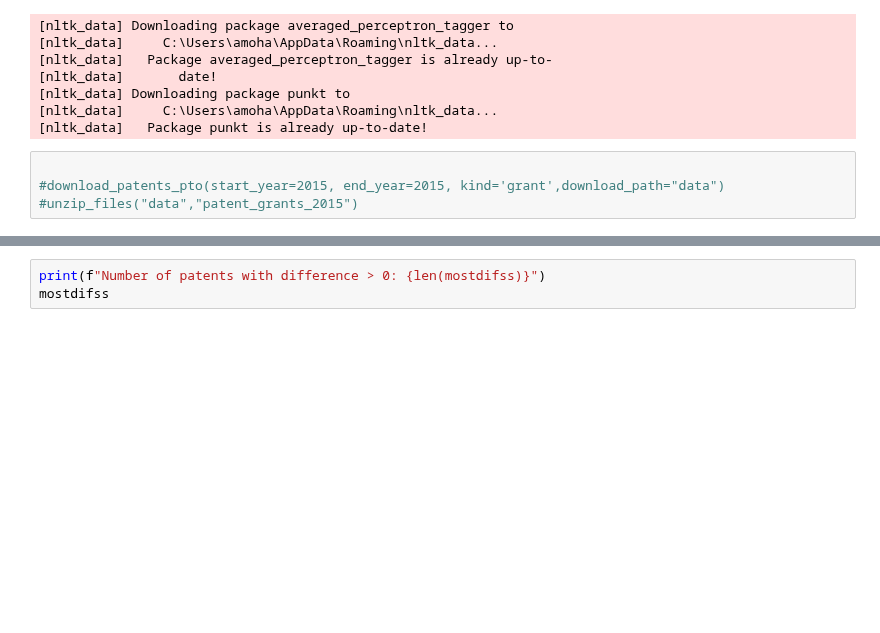
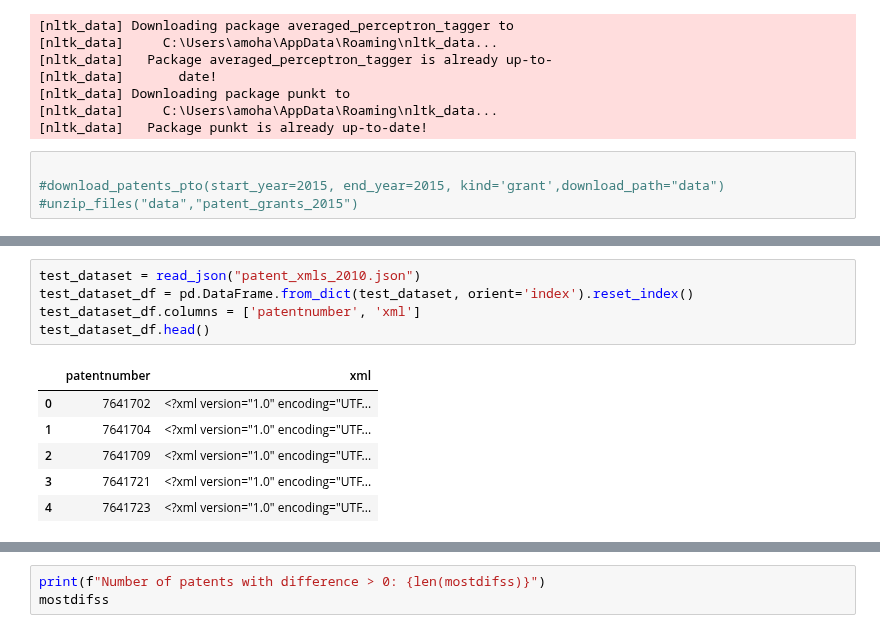
Before and after one commit to AmirMohammadiKarbalaei/prophetic_patents, a Jupyter notebook: notebooks/freilich_test_set.ipynb, the cells around one changed output, grey strips where cells are left out. Drawn from its saved outputs; the diff is of its cells as text; blank space fills up the shorter version.

```diff
--- a/notebooks/freilich_test_set.ipynb
+++ b/notebooks/freilich_test_set.ipynb
@@ -51 +132,13 @@ array([1970., 1974., 1976., 1977., 1978., 1979., 1980., 1981., 1982.,
+# %%
+test_dataset = read_json("patent_xmls_2010.json")
+test_dataset_df = pd.DataFrame.from_dict(test_dataset, orient='index').reset_index()
+test_dataset_df.columns = ['patentnumber', 'xml']
+test_dataset_df.head()
+# %% [output]
+|  | patentnumber | xml |
+| 0 | 7641702 | <?xml version="1.0" encoding="UTF... |
+| 1 | 7641704 | <?xml version="1.0" encoding="UTF... |
+| 2 | 7641709 | <?xml version="1.0" encoding="UTF... |
+| 3 | 7641721 | <?xml version="1.0" encoding="UTF... |
+| 4 | 7641723 | <?xml version="1.0" encoding="UTF... |
 # %%
```
Also changed, not shown: parts of 43 cells of this notebook, 2 other files.
